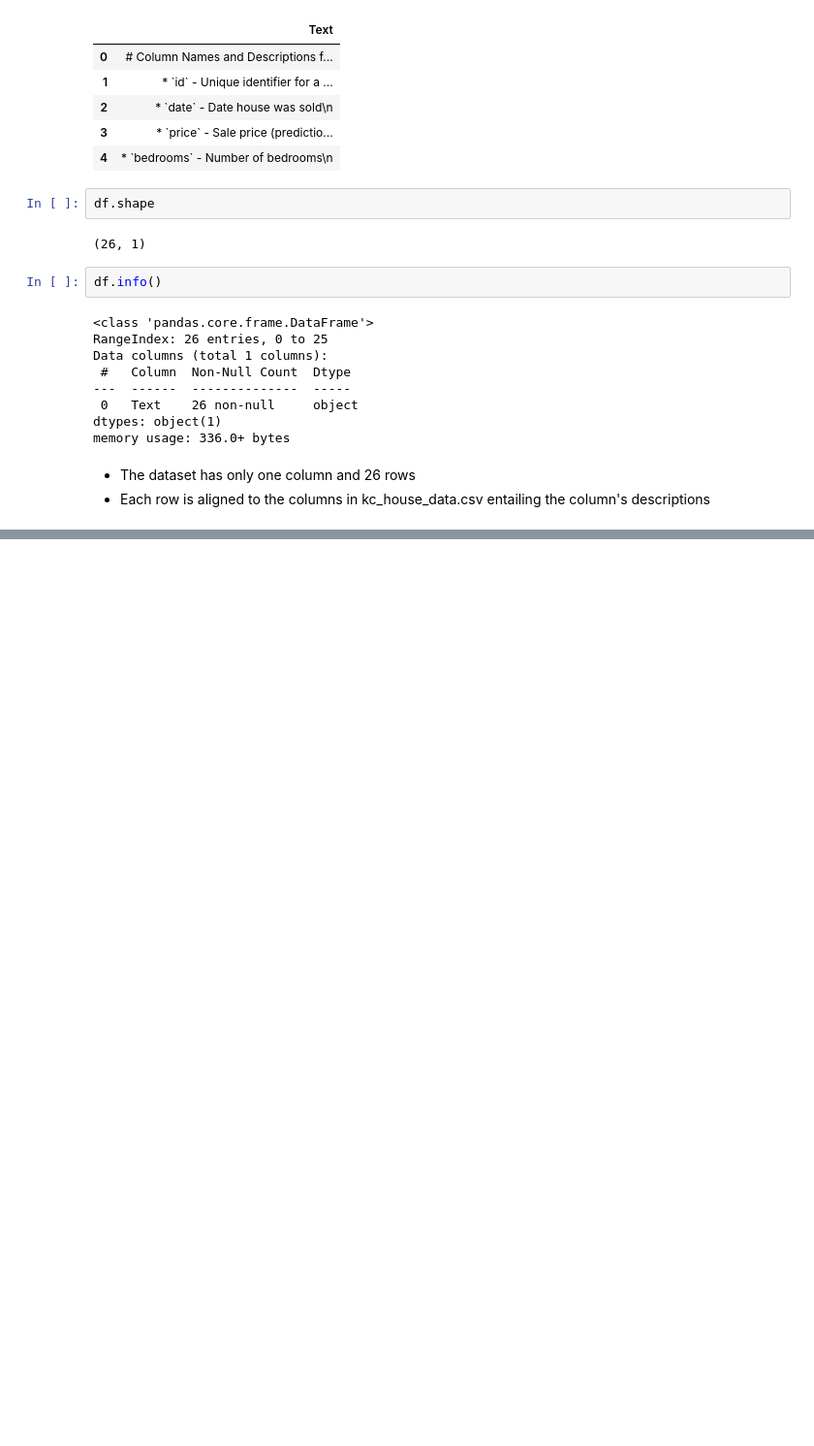
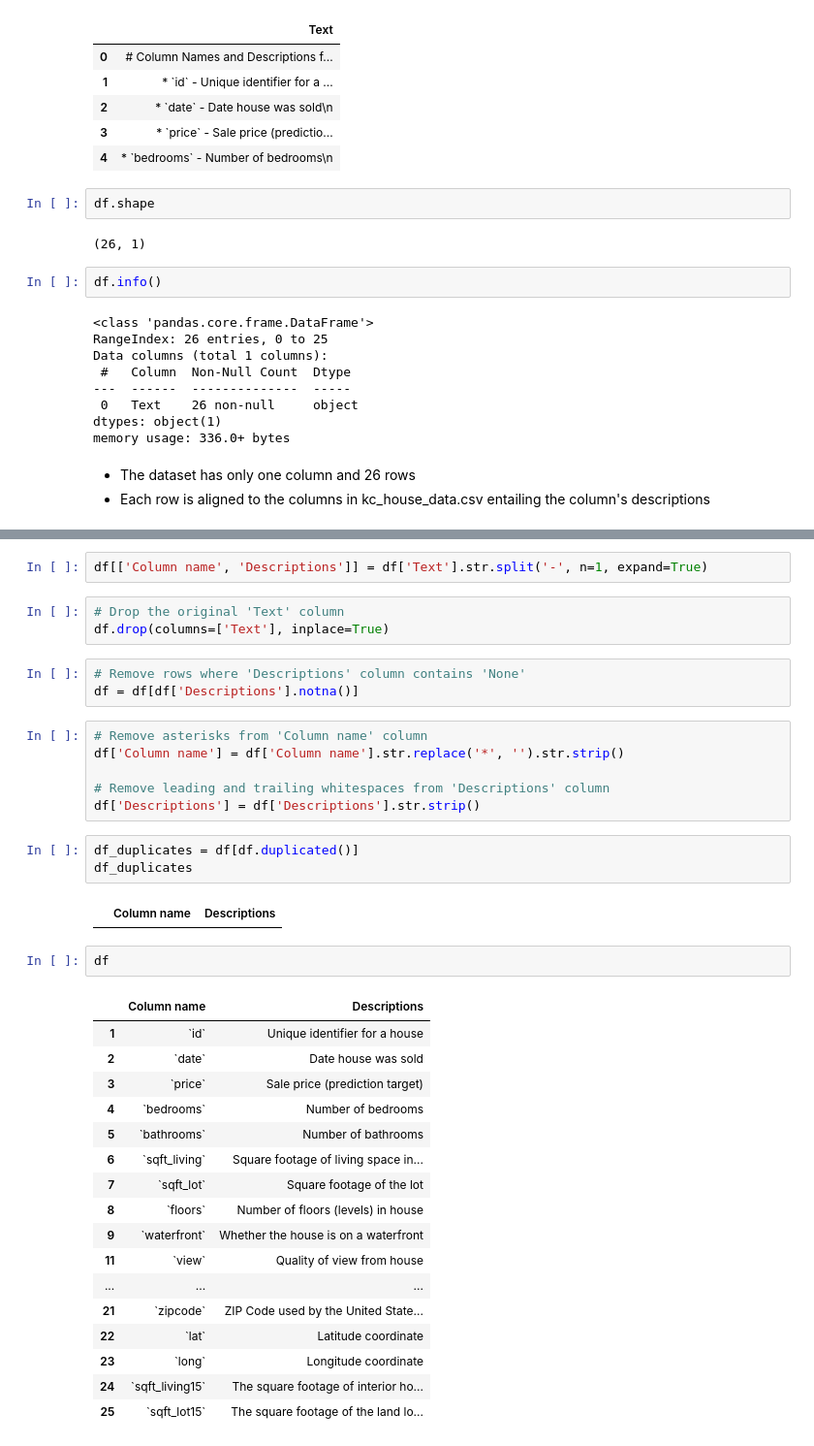
Before and after one commit to whareverr/dsc-phase-2-project-v2-3, a Jupyter notebook: student.ipynb, the cells around one changed output, grey strips where cells are left out. Shown at 97% size. Saved outputs shown, nothing was run; the diff lists cells and outputs as text; blank space fills up the shorter version.

Commit message:
Clean the columns_name.md dataset

```diff
--- a/student.ipynb
+++ b/student.ipynb
@@ -181,0 +193,39 @@ memory usage: 336.0+ bytes
+# %%
+df[['Column name', 'Descriptions']] = df['Text'].str.split('-', n=1, expand=True)
+# %%
+# Drop the original 'Text' column
+df.drop(columns=['Text'], inplace=True)
+# %%
+# Remove rows where 'Descriptions' column contains 'None'
+df = df[df['Descriptions'].notna()]
+# %%
+# Remove asterisks from 'Column name' column
+df['Column name'] = df['Column name'].str.replace('*', '').str.strip()
+
+# Remove leading and trailing whitespaces from 'Descriptions' column
+df['Descriptions'] = df['Descriptions'].str.strip()
+# %%
+df_duplicates = df[df.duplicated()]
+df_duplicates
+# %% [output]
+|  | Column name | Descriptions |
+# %%
+df
+# %% [output]
+|  | Column name | Descriptions |
+| 1 | `id` | Unique identifier for a house |
+| 2 | `date` | Date house was sold |
+| 3 | `price` | Sale price (prediction target) |
+| 4 | `bedrooms` | Number of bedrooms |
+| 5 | `bathrooms` | Number of bathrooms |
+| 6 | `sqft_living` | Square footage of living space in... |
+| 7 | `sqft_lot` | Square footage of the lot |
+| 8 | `floors` | Number of floors (levels) in house |
+| 9 | `waterfront` | Whether the house is on a waterfront |
+| 11 | `view` | Quality of view from house |
+| ... | ... | ... |
+| 21 | `zipcode` | ZIP Code used by the United State... |
+| 22 | `lat` | Latitude coordinate |
+| 23 | `long` | Longitude coordinate |
+| 24 | `sqft_living15` | The square footage of interior ho... |
+| 25 | `sqft_lot15` | The square footage of the land lo... |
```
Also changed, not shown: parts of 5 cells of this notebook.
